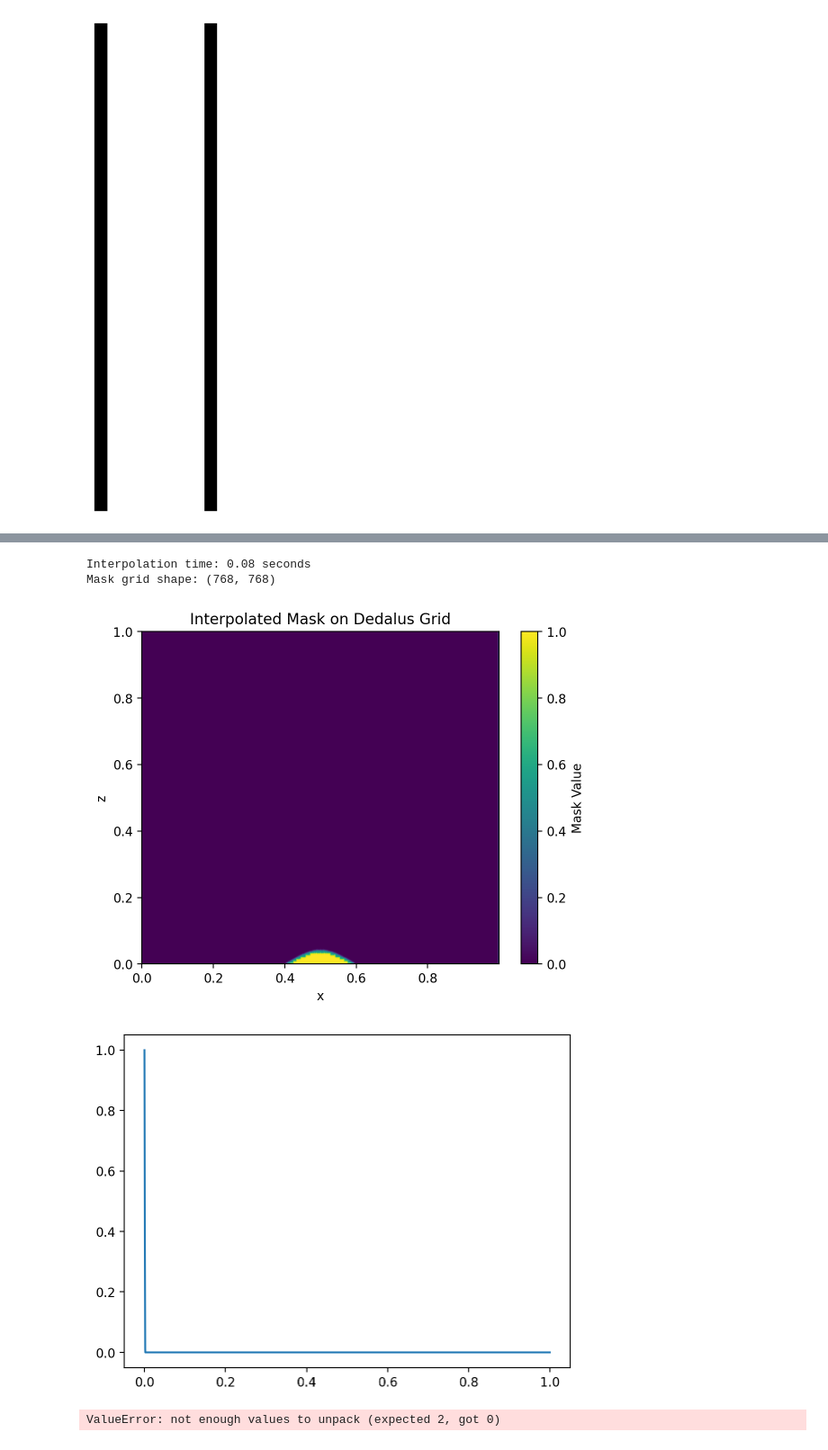
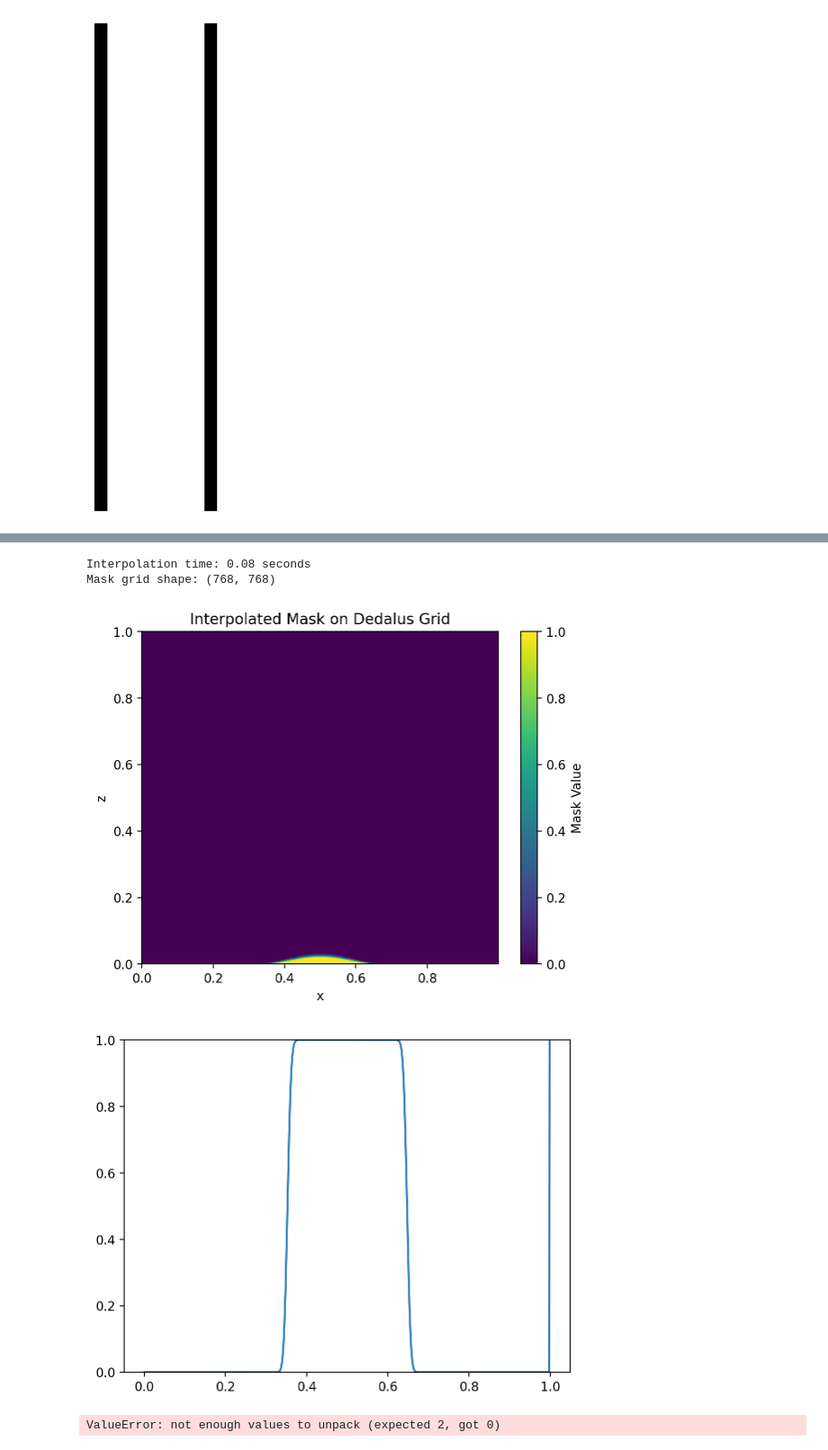
Before and after one commit to bz226/Research-Dedalus, a Jupyter notebook: 2d-AR=64/smooth_moosinesq_ibm.ipynb, the cells around one changed output, grey strips where cells are left out. Shown at 90% size. Saved outputs shown, nothing was run; the diff lists cells and outputs as text; code cells hidden in the pictures.

Commit message:
update mountain_clean

```diff
--- a/2d-AR=64/smooth_moosinesq_ibm.ipynb
+++ b/2d-AR=64/smooth_moosinesq_ibm.ipynb
@@ -172,0 +181,18 @@ im = im[padz:-padz, padx:-padx, :]
+# %%
+def mountain_shape(x):
+    return np.where((x >= 0.4) & (x <= 0.6), 0.05 * np.sin(5*np.pi*(x-0.4)), 0)
+
+height = mountain_shape(x)
+x = np.linspace(0,Lx,Nx)
+z = np.linspace(0,Lz,Nz)
+newcell = np.zeros((Nz,Nx),dtype=int)
+for i in range(Nx):
+    for j in range(Nz):
+        if height[i] > z[j]:
+            newcell[j,i] = 0
+        else:
+            newcell[j,i] = 1
+print(newcell.shape)
+plt.imshow(newcell)
+newdistance = skfmm.distance(newcell, dx = 0.02,periodic=(False,True))
+newdistance = newdistance-0.5
@@ -243,8 +365,8 @@ xbasis = d3.RealFourier(coords['x'], size=Nx, bounds=(0, Lx), dealias=dealias)
 zbasis = d3.ChebyshevT(coords['z'], size=Nz, bounds=(0, Lz), dealias=dealias)
 
 # Create high-resolution coordinates
-x_hi = np.linspace(0, Lx, distance_hi.shape[1])
-z_hi = np.linspace(Lz, 0, distance_hi.shape[0])  # Reversed to match your original setup
+# x_hi = np.linspace(0, Lx, distance_hi.shape[1])
+# z_hi = np.linspace(Lz, 0, distance_hi.shape[0])  # Reversed to match your original setup
 
 # Define mask function
 # def mask(x):
@@ -253,7 +375,10 @@ z_hi = np.linspace(Lz, 0, distance_hi.shape[0])  # Reversed to match your origin
 def mask(x): return 0.5*(1-erf(np.pi**(1/2)*x))
 
 # Create interpolation function
-interp_smooth = sci.RegularGridInterpolator((z_hi, x_hi), mask(distance_hi/δ),
+# interp_smooth = sci.RegularGridInterpolator((z_hi, x_hi), mask(distance_hi/δ),
+#                                             bounds_error=False, fill_value=1, method='linear')
+
+interp_smooth = sci.RegularGridInterpolator((z, x), mask(newdistance/δ),
                                             bounds_error=False, fill_value=1, method='linear')
 
 # Create mask field
@@ -263,37 +388,45 @@ mask_grid = dist.Field(name='mask', bases=(xbasis, zbasis))
 mask_grid.change_scales(dealias)
 xg = dist.local_grid(xbasis, scale=dealias)
 zg = dist.local_grid(zbasis, scale=dealias)
 
 start_time = time.time()
 
 # Vectorized interpolation
 X, Z = np.meshgrid(xg[:, 0], zg[0, :], indexing='ij')
-mask_grid['g'] = interp_smooth((Lz - Z, X))  # Note the Lz - Z to flip the z-axis
+mask_grid['g'] = interp_smooth((Z, X))  # Note the Lz - Z to flip the z-axis
+# mask_grid['g'] = mask(newdistance/δ)
 
 end_time = time.time()
 
 print(f"Interpolation time: {end_time - start_time:.2f} seconds")
 print(f"Mask grid shape: {mask_grid['g'].shape}")
 
 # Optionally, visualize the mask
 import matplotlib.pyplot as plt
 
 # plt.figure(figsize=(5, 20))
 plt.pcolormesh(xg[:, 0], zg[0, :], mask_grid['g'].T, shading='auto')
 plt.colorbar(label='Mask Value')
 plt.title('Interpolated Mask on Dedalus Grid')
 plt.xlabel('x')
 plt.ylabel('z')
 plt.show()
 
+# print(zg.shape)
 
-plt.plot(zg[0,:], mask_grid['g'][2,:].T)
+# plt.plot(zg[0,:], mask_grid['g'][Nx//2,:].T)
+plt.plot(xg[:,0], mask_grid['g'][:,10].T)
+plt.ylim(0, 1)
 plt.show()
+# for i in range(Nx-1):
+#     print(mask_grid['g'][i,20])
+#     if mask_grid['g'][i,10].T > 0:
+#         print(i)
 # %% [output]
 Interpolation time: 0.08 seconds
 Mask grid shape: (768, 768)
-[figure, old version]
+[figure, new version]
-[figure, old version]
+[figure, new version]
 # %%
 import h5py
 # with h5py.File('masks/mask_sp.h5', 'w') as f:
```
Also changed, not shown: parts of 8 cells of this notebook, 4 other files.
